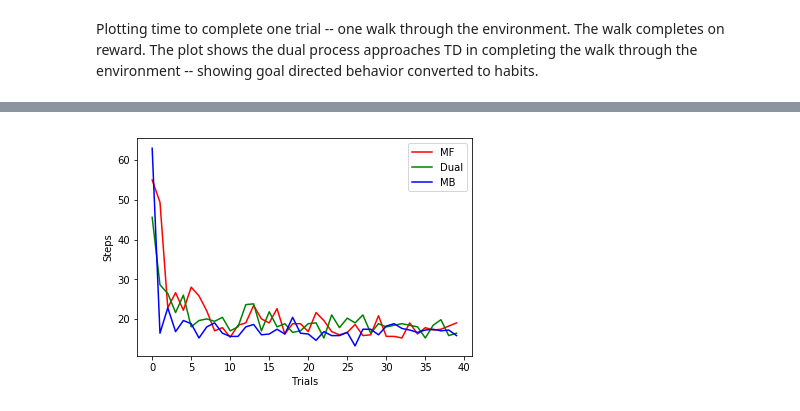
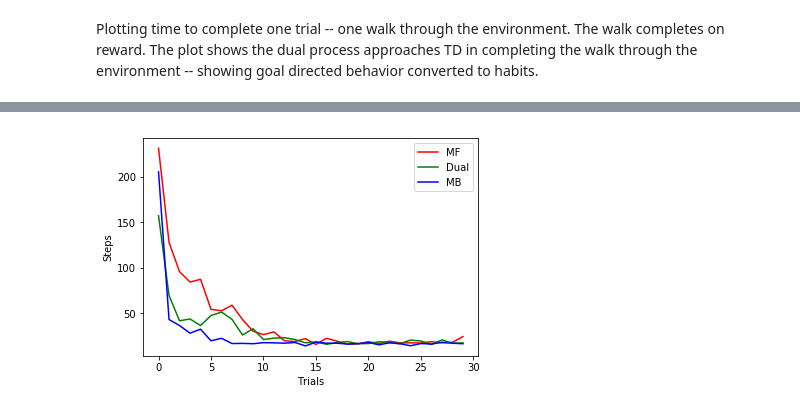
Before and after one commit to tejas-savalia/Sequencing_abstract, a Jupyter notebook: mb_mf_combined.ipynb, the cells around one changed output, grey strips where cells are left out. Cells and saved outputs as stored; diff of their text form; code cells hidden in the pictures.

```diff
--- a/mb_mf_combined.ipynb
+++ b/mb_mf_combined.ipynb
@@ -199,7 +197,3 @@ def mf(num_iters, mb_internal_environment):
                 break
 
     return sum_reward, steps, mb_internal_environment, mb_internal_environment, time_per_reward
-# %%
-mb_internal_environment = numpy.zeros((5, 5))
-mb_internal_environment[4, 4] = 10
-print mb_internal_environment
@@ -216,12 +204,18 @@ times_dual = list()
 reward_dual = list()
 steps_dual = list()
 time_per_reward_dual = list()
+first_action_dual = list()
 for i in range(10):
-    mb_internal_environment = numpy.zeros((7, 7))
+    environment = numpy.zeros((3, 3))
+    environment[0, 2] = 10
+    environment[2, 0] = -5
+
+    mb_internal_environment = numpy.zeros((3, 3))
     #mb_internal_environment[6, 6] = 10
     start_time = time.time()
-    dual_result = dual(40, mb_internal_environment)
+    dual_result = dual(10, mb_internal_environment, 1, 2)
     reward_dual.append(dual_result[0])
     steps_dual.append(dual_result[1])
     times_dual.append(time.time() - start_time)
     time_per_reward_dual.append(dual_result[3])
+    first_action_dual.append(dual_result[4])
@@ -234,7 +250,7 @@ for i in range(10):
     mb_internal_environment = numpy.zeros((7, 7))
     #mb_internal_environment[6, 6] = 10
     start_time = time.time()
-    mb_result = mb(40, mb_internal_environment)
+    mb_result = mb(30, mb_internal_environment)
     reward_mb.append(mb_result[0])
     steps_mb.append(mb_result[1])
     times_mb.append(time.time() - start_time)
@@ -248,7 +264,7 @@ for i in range(10):
     mb_internal_environment = numpy.zeros((7, 7))
     #mb_internal_environment[6, 6] = 10
     start_time = time.time()
-    mf_result = mf(40, mb_internal_environment)
+    mf_result = mf(30, mb_internal_environment)
     reward_mf.append(mf_result[0])
     steps_mf.append(mf_result[1])
     times_mf.append(time.time() - start_time)
@@ -285,13 +301,13 @@ print steps_mean_dual
 # %%
-stepsmf_plot, = plt.plot(numpy.arange(0, 40), numpy.mean(numpy.array(steps_mf), axis=0), color = 'r', label = 'MF')
-stepsdual_plot, = plt.plot(numpy.arange(0, 40), numpy.mean(numpy.array(steps_dual), axis=0), color = 'g', label = 'Dual')
-stepsmb_plot, = plt.plot(numpy.arange(0, 40), numpy.mean(numpy.array(steps_mb), axis=0), color = 'b', label = 'MB')
+stepsmf_plot, = plt.plot(numpy.arange(0, 30), numpy.mean(numpy.array(steps_mf), axis=0), color = 'r', label = 'MF')
+stepsdual_plot, = plt.plot(numpy.arange(0, 30), numpy.mean(numpy.array(steps_dual), axis=0), color = 'g', label = 'Dual')
+stepsmb_plot, = plt.plot(numpy.arange(0, 30), numpy.mean(numpy.array(steps_mb), axis=0), color = 'b', label = 'MB')
 plt.legend()
 plt.xlabel("Trials")
 plt.ylabel("Steps")
 plt.show()
 # %% [output]
-[figure, old version]
+[figure, new version]
 # %%
 rewards = numpy.array([reward_mean_mb, reward_mean_dual, reward_mean_mf])
 #yerror = numpy.array(reward_errors)
```
Also changed, not shown: parts of 14 cells of this notebook.
